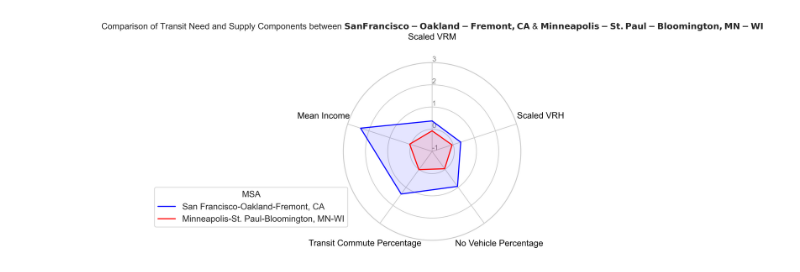
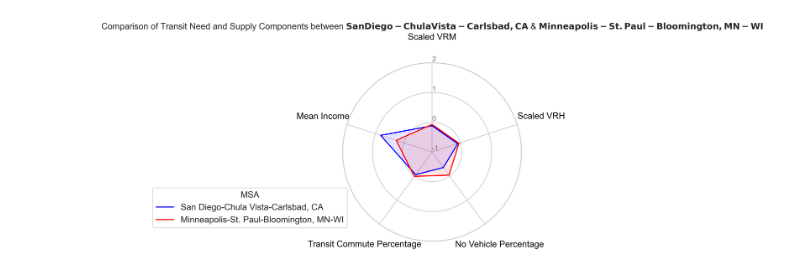
Before and after one commit to chrlskiet1205/Winter-2025-Transportation-Project, a Jupyter notebook: notebooks/visualization.ipynb, the cells around one changed output. Saved outputs shown, nothing was run; the diff lists cells and outputs as text; code cells hidden in the pictures.

```diff
--- a/notebooks/visualization.ipynb
+++ b/notebooks/visualization.ipynb
@@ -9,7 +9,7 @@ var1 = supply_df['Scaled_VRM_per_capita']
 var2 = supply_df['Scaled_VRH_per_capita']
 var3 = need_df['no_vehicle_pct(Standardized)']
 var4 = need_df['transit_commute_pct(Standardized)']
-var5 = need_df['z_mean_income(Standardized)']
+var5 = need_df['z_median_income(Standardized)']
 # %%
 # Libraries
 import matplotlib.pyplot as plt
@@ -47,37 +47,37 @@ ax.tick_params(pad=22)  # increases distance of variable labels from circle
 # Draw ylabels
 ax.set_rlabel_position(0)
 plt.yticks([-1,0,1,2,3,4,5], ["-1","0","1","2","3","4","5"], color="grey", size=10)
-plt.ylim(-1,3)
+plt.ylim(-1,2)
 
 
 #EDIT THIS - Indices of the MSAs to plot
-x1 = 12
+x1 = 17
 x2 = 15
 
 # Individual 1
 values = df.loc[x1].drop('MSAs').values.flatten().tolist()
 values += values[:1]
 ax.plot(angles, values, linewidth=1.5, linestyle='solid', label=df.loc[x1, 'MSAs'], color='blue')
 ax.fill(angles, values, color='blue', alpha=0.1)
 
 # Individual 2
 values = df.loc[x2].drop('MSAs').values.flatten().tolist()
 values += values[:1]
 ax.plot(angles, values, linewidth=1.5, linestyle='solid', label=df.loc[x2, 'MSAs'], color='red')
 ax.fill(angles, values, color='red', alpha=0.1)
 
 #Legend
 plt.legend(loc='lower right', bbox_to_anchor=(0.05, 0.05), fontsize=12, title='MSA', title_fontsize=12)
 
 msa1_name = df.loc[x1, "MSAs"]
 msa2_name = df.loc[x2, "MSAs"]
 plt.title(rf"Comparison of Transit Need and Supply Components between $\bf{{{msa1_name}}}$ & $\bf{{{msa2_name}}}$")
 
 # Show the graph
 plt.tight_layout()
 plt.show()
 # %% [output]
-[figure, old version]
+[figure, new version]
 # %%
 import pandas as pd
 import seaborn as sns
```
Also changed, not shown: parts of 3 cells of this notebook, 18 other files.
